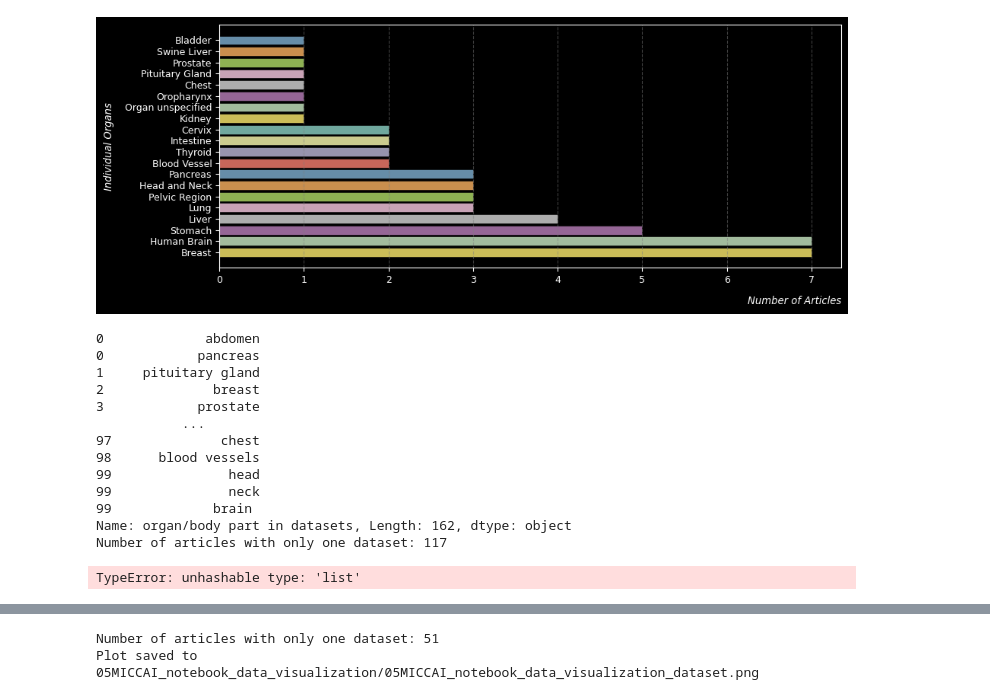
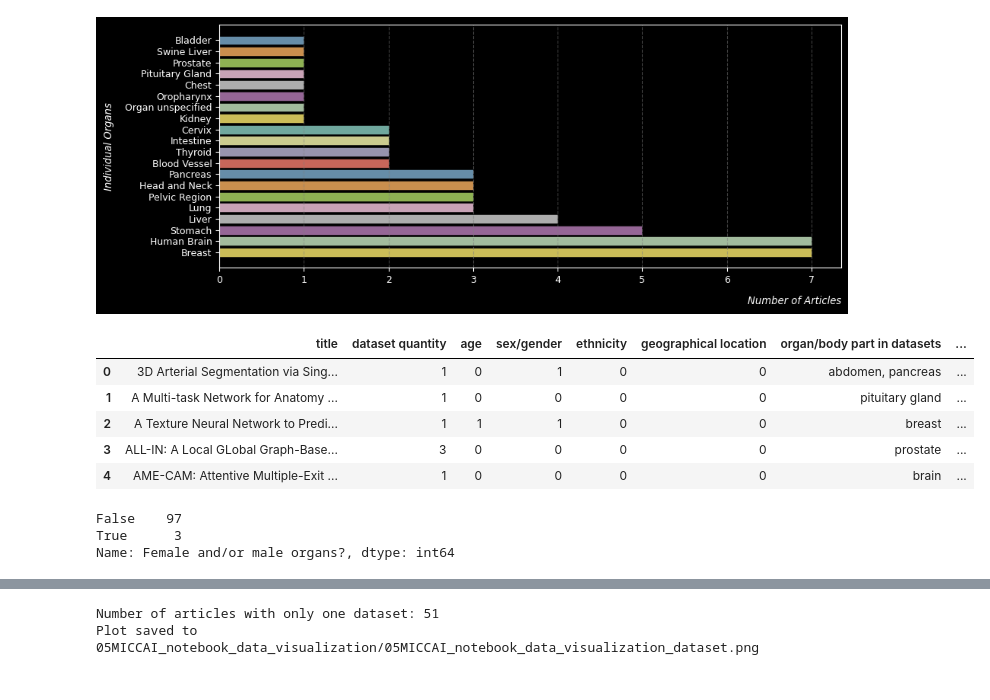
Before and after one commit to yasminsarkhosh/machine-learning-bsc-thesis-2024, a Jupyter notebook: project_submission/02_old_notebooks/dataset_analysis.ipynb, the cells around one changed output, grey strips where cells are left out. Cells and saved outputs as stored; diff of their text form; code cells hidden in the pictures.

Commit message:
weekly updates, dataset experiment

```diff
--- a/project_submission/02_old_notebooks/dataset_analysis.ipynb
+++ b/project_submission/02_old_notebooks/dataset_analysis.ipynb
@@ -195,0 +205,18 @@ def analyze_organ_distribution_extensive_use_demographics(df, organ_column, data
+# %%
+filename = '/Users/yasminsarkhosh/Documents/GitHub/machine-learning-bsc-thesis-2024/project_submission/00_project/notebooks/00MICCAI_total_outputs/05MICCAI_all_outputs/05MICCAI_notebook_sex_specific_information.csv'
+df = pd.read_csv(filename)
+df.head()
+# %% [output]
+|  | title | dataset quantity | age | sex/gender | ethnicity | geographical location | organ/body part in datasets | ... |
+| 0 | 3D Arterial Segmentation via Sing... | 1 | 0 | 1 | 0 | 0 | abdomen, pancreas | ... |
+| 1 | A Multi-task Network for Anatomy ... | 1 | 0 | 0 | 0 | 0 | pituitary gland | ... |
+| 2 | A Texture Neural Network to Predi... | 1 | 1 | 1 | 0 | 0 | breast | ... |
+| 3 | ALL-IN: A Local GLobal Graph-Base... | 3 | 0 | 0 | 0 | 0 | prostate | ... |
+| 4 | AME-CAM: Attentive Multiple-Exit ... | 1 | 0 | 0 | 0 | 0 | brain | ... |
+# %%
+(df['Female and/or male organs?'] == 'male').value_counts()
+(df['Female and/or male organs?'] == 'female').value_counts()
+# %% [output]
+False    97
+True      3
+Name: Female and/or male organs?, dtype: int64
@@ -196,23 +232,6 @@ def analyze_organ_distribution_extensive_use_demographics(df, organ_column, data
 # %%
-base_path = '00MICCAI_total_outputs/05MICCAI_all_outputs/'
-df = pd.read_csv(base_path + '05MICCAI_notebook_preprocessed_annotation_data.csv')
 
 analyze_organ_distribution_extensive_use_demographics(df, 'organ/body part in datasets', 'dataset quantity', '05MICCAI_notebook_data_visualization')
-# %% [output]
-0             abdomen
-0            pancreas
-1     pituitary gland
-2              breast
-3            prostate
-           ...
-97              chest
-98      blood vessels
-99               head
-99               neck
-99             brain
-Name: organ/body part in datasets, Length: 162, dtype: object
-Number of articles with only one dataset: 117
-TypeError: unhashable type: 'list'
 # %%
 base_path = '00MICCAI_total_outputs/05MICCAI_all_outputs/'
 df = pd.read_csv(base_path + '05MICCAI_notebook_preprocessed_annotation_data.csv')
```
Also changed, not shown: parts of 4 cells of this notebook, 4 other files.
